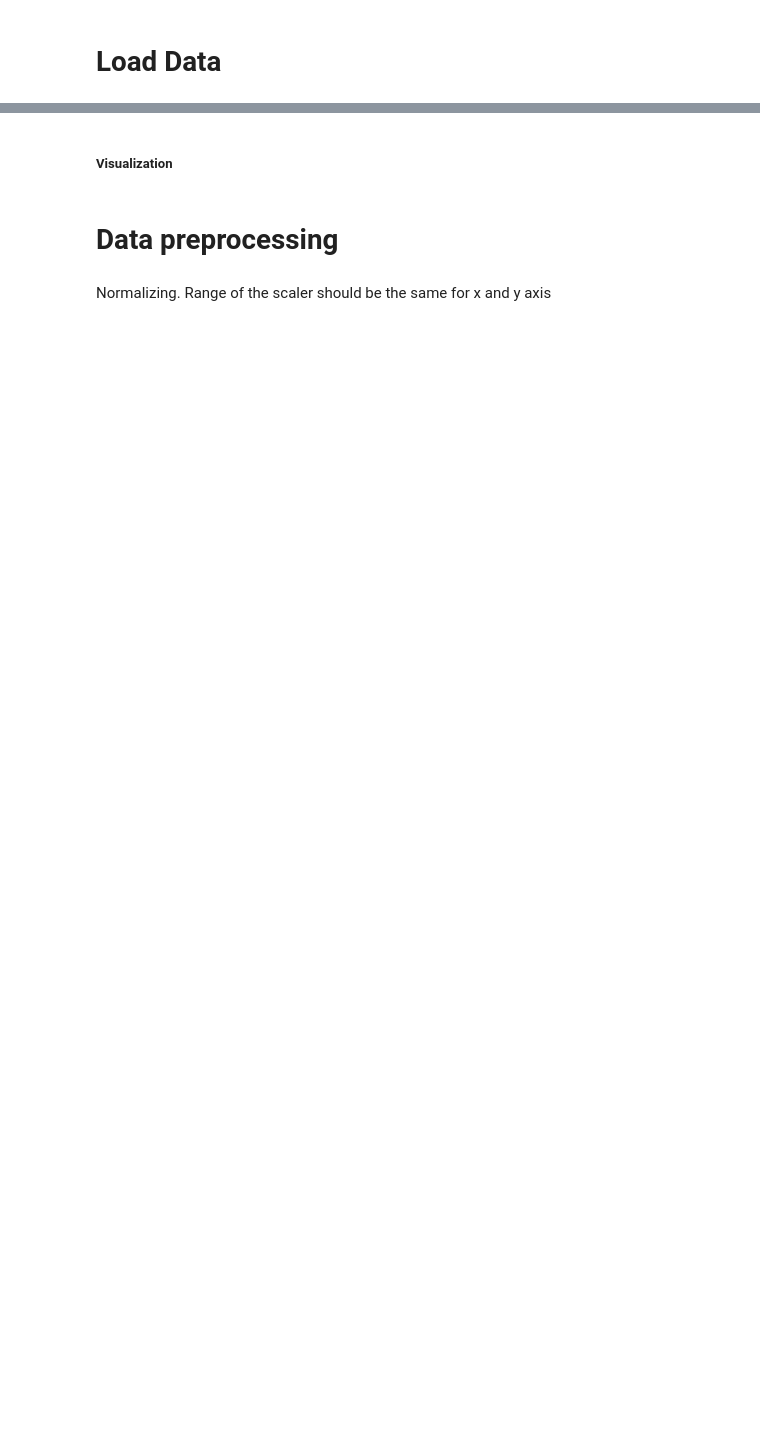
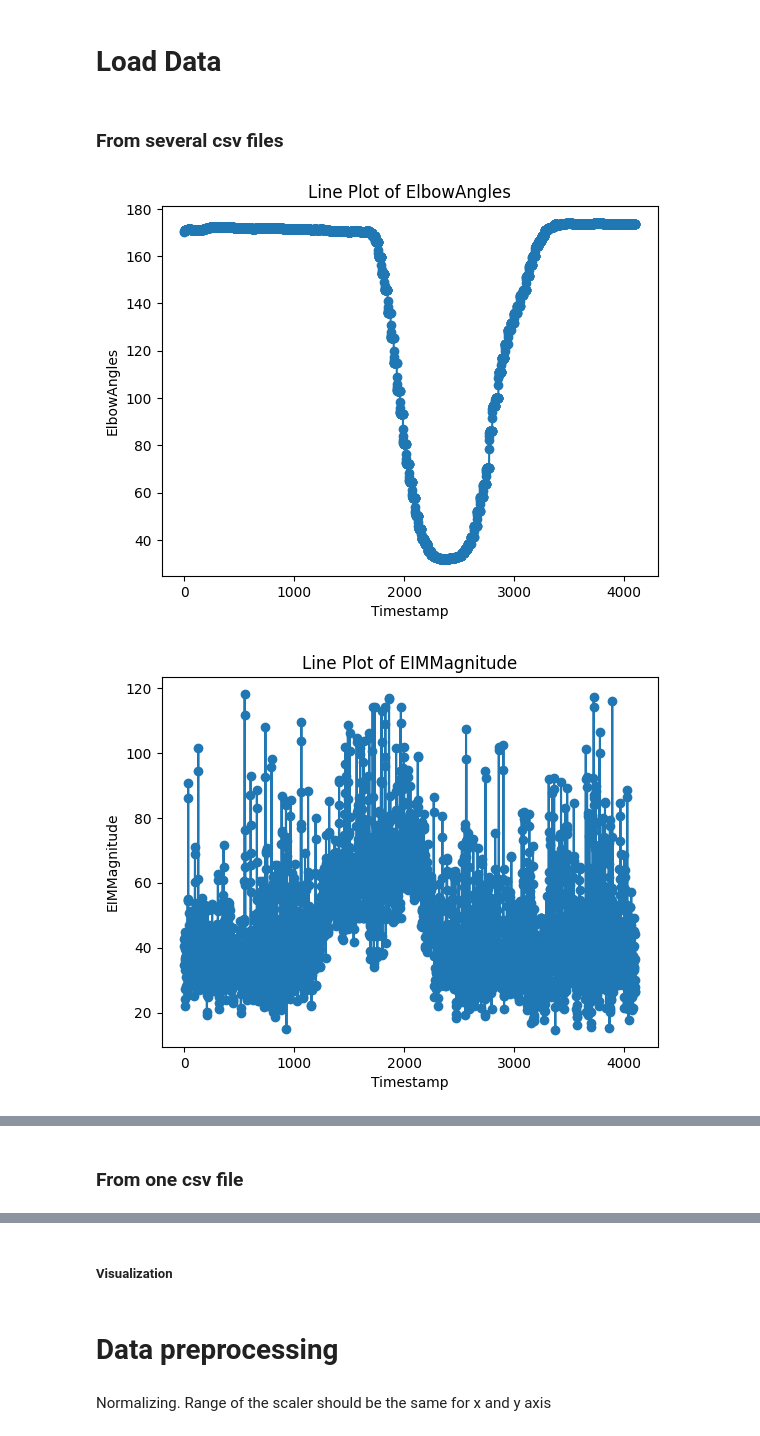
Before and after one commit to Therkelsen/MUSE, a Jupyter notebook: Code/GRU_network/network.ipynb, the cells around one changed output, grey strips where cells are left out. Drawn from its saved outputs; the diff is of its cells as text; code cells hidden in the pictures; blank space fills up the shorter version.

Commit message:
Made visual improvements to the angle tracker

```diff
--- a/Code/GRU_network/network.ipynb
+++ b/Code/GRU_network/network.ipynb
@@ -97,2 +109,73 @@ print('scipy: %s' % scipy.__version__) # print version
 # %% [markdown]
 <h1>Load Data</h1>
+# %% [markdown]
+<h3>From several csv files</h3>
+# %%
+# Set Pandas options to display more columns
+pd.options.display.max_columns=150
+
+kinematic_data_dir = "elbow_angles.csv"
+eim_data_dir = "processed_output_data.csv"
+
+df_kin=pd.read_csv(kinematic_data_dir, encoding='utf-8', names=["ElbowAngles", "Time"])
+df_kin['Timestamp'] = np.linspace(0, (len(df_kin) - 1), len(df_kin))
+df_eim=pd.read_csv(eim_data_dir, encoding='utf-8')
+df_eim['Timestamp'] = np.linspace(0, (len(df_eim) - 1), len(df_eim))
+
+# Assuming df_kin is your DataFrame
+df_kin['ElbowAngles'] = df_kin['ElbowAngles'].str.strip('[]').astype(float)
+df_kin['Time'] = df_kin['Time'].str.strip('[]').astype(float)
+
+# Extract kinematic timestamps and data
+kinematic_timestamps = df_kin['Timestamp'].values
+kinematic_data = df_kin['ElbowAngles'].values
+
+# Assuming 'Timestamp' in df_kin is in the same time range as 'Timestamp' in df_eim
+kinematic_data = df_kin['ElbowAngles'].values
+kinematic_timestamps = df_kin['Timestamp'].values
+eim_timestamps = df_eim['Timestamp'].values
+
+shape = eim_timestamps.shape
+kinematic_interpolated = np.empty(shape)
+kin_idx = 0
+step = math.floor(len(eim_timestamps)/len(kinematic_timestamps))
+temp = 0
+
+for i in range(0, len(kinematic_data), 1):
+    kinematic_interpolated[kin_idx] = kinematic_data[i]
+    if i < len(kinematic_data)-1:
+        temp = kinematic_data[i+1]
+        for j in range(kin_idx + 1, kin_idx+step, 1):
+            kinematic_interpolated[j] = (kinematic_interpolated[j-1] + temp) / 2
+    else:
+        temp = kinematic_data[i]
+        for j in range(kin_idx + 1, len(eim_timestamps), 1):
+            kinematic_interpolated[j] = (kinematic_interpolated[j-1] + temp) / 2
+
+
+    kin_idx = kin_idx + step
+
+
+# Interpolate kinematic data to match EIM timestamps
+kinematic_interpolated = interp1d(eim_timestamps, kinematic_interpolated, kind='nearest', fill_value='extrapolate')
+
+# Create a new column in df_eim for the interpolated kinematic data
+df_eim['InterpolatedElbowAngles'] = kinematic_interpolated(eim_timestamps)
+
+# Assuming df_eim is your DataFrame
+plt.plot(df_eim['Timestamp'], df_eim['InterpolatedElbowAngles'], marker='o')
+plt.xlabel('Timestamp')
+plt.ylabel('ElbowAngles')
+plt.title('Line Plot of ElbowAngles')
+plt.show()
+
+plt.plot(df_eim['Timestamp'], df_eim['EIMMagnitude'], marker='o')
+plt.xlabel('Timestamp')
+plt.ylabel('EIMMagnitude')
+plt.title('Line Plot of EIMMagnitude')
+plt.show()
+
+print(df_eim.tail(80))
+# %% [output]
+[figure, added]
+[figure, added]
@@ -99,3 +199,5 @@ print('scipy: %s' % scipy.__version__) # print version
+# %% [markdown]
+<h3>From one csv file</h3>
 # %%
 # Set Pandas options to display more columns
 pd.options.display.max_columns=150
```
Also changed, not shown: parts of 2 cells of this notebook, 3 other files.
